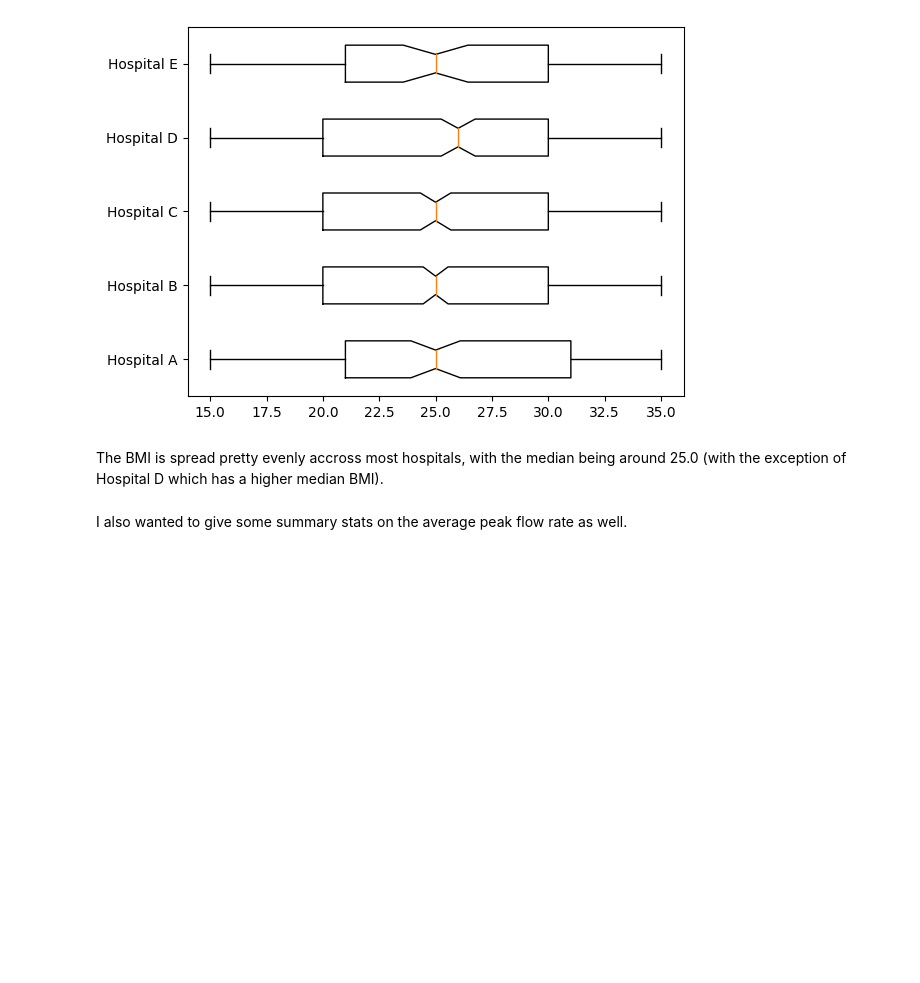
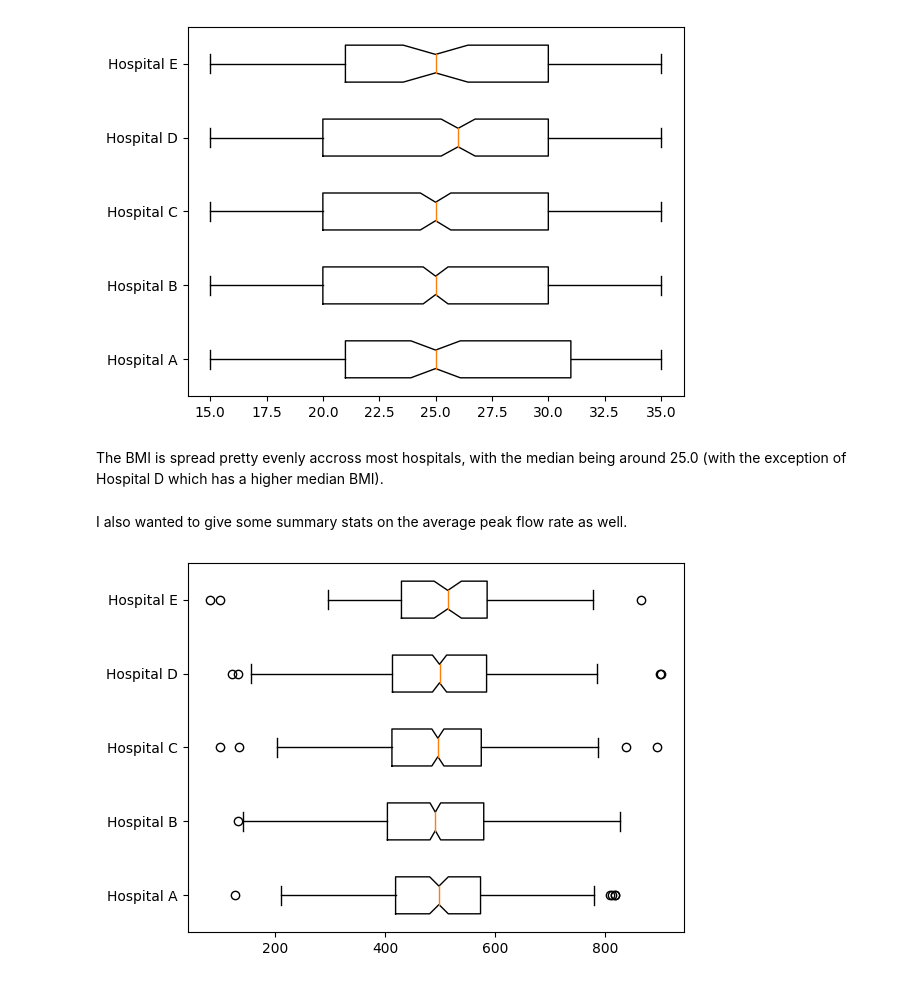
Before and after one commit to TheKonamiKoder/Clinical-Trials-Data-Analyis, a Jupyter notebook: src/main.ipynb, the cells around one changed output. Drawn from its saved outputs; the diff is of its cells as text; code cells hidden in the pictures; blank space fills up the shorter version.

```diff
--- a/src/main.ipynb
+++ b/src/main.ipynb
@@ -65,11 +65,9 @@ valid_data = {
 # Removing all rows which cannot be valid by using the valid_data dictionary
 invalid_rows = set()   # Set is used to avoid duplicate values
 for column in df.columns:
-    index = 0       # Used to keep track of row idex as rows can be deleted, changing the indexes of all rows
-    for field in df[column]:
+    for index, field in df[column].items():
         if not valid_data[column](field):
             invalid_rows.add(index)
-        index += 1
 
 print(invalid_rows)
 df.drop(invalid_rows, inplace=True)
@@ -166,6 +164,19 @@ plt.show()
 The BMI is spread pretty evenly accross most hospitals, with the median being around 25.0 (with the exception of Hospital D which has a higher median BMI).
 # %% [markdown]
 I also wanted to give some summary stats on the average peak flow rate as well.
-# %%
-# To give summary statistics on the peak flow rate, the average peak flow rate needs to be found.
-df["PEAK_FLOW_AVERAGE"] = (df["PEAK_FLOW_1"] + df["PEAK_FLOW_2"] + df["PEAK_FLOW_3"]) / 3
+# %%
+# To give summary statistics on the peak flow rate, the average peak flow rate needs to be found.
+df["PEAK_FLOW_MEAN"] = (df["PEAK_FLOW_1"] + df["PEAK_FLOW_2"] + df["PEAK_FLOW_3"]) / 3
+
+# A similar box plot can be made as done with the AGE and the BMI
+labels = df["SITEID"].unique()      # The labels will be all of the sites
+data = []
+
+# Appends age for each site to data
+for site_id in df["SITEID"].unique():
+    data.append([age for i, age in df["PEAK_FLOW_MEAN"].items() if df["SITEID"][i] == site_id])
+
+plt.boxplot(x=data, labels=labels, notch=True, vert=False)
+plt.show()
+# %% [output]
+[figure, added]
```
Also changed, not shown: parts of 5 cells of this notebook.
